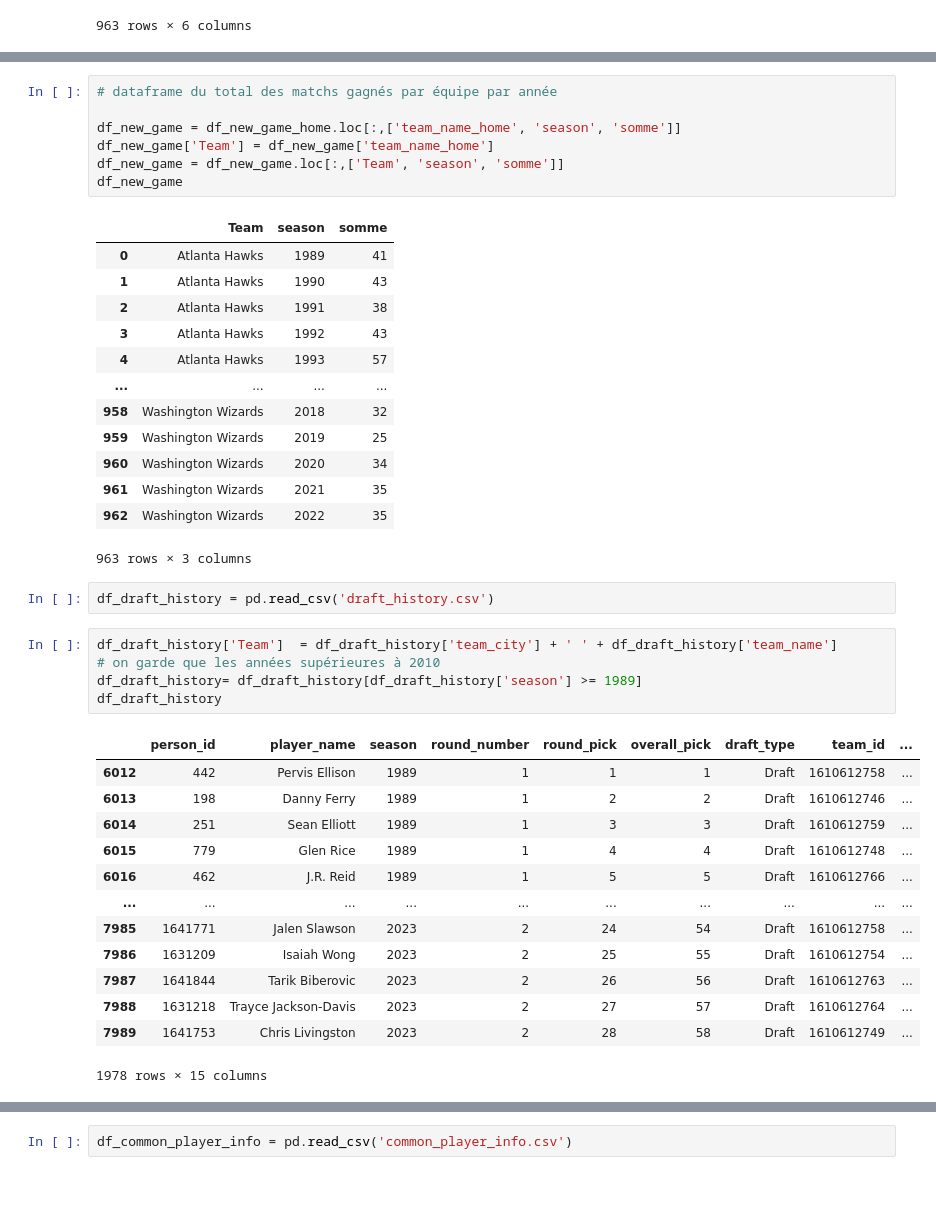
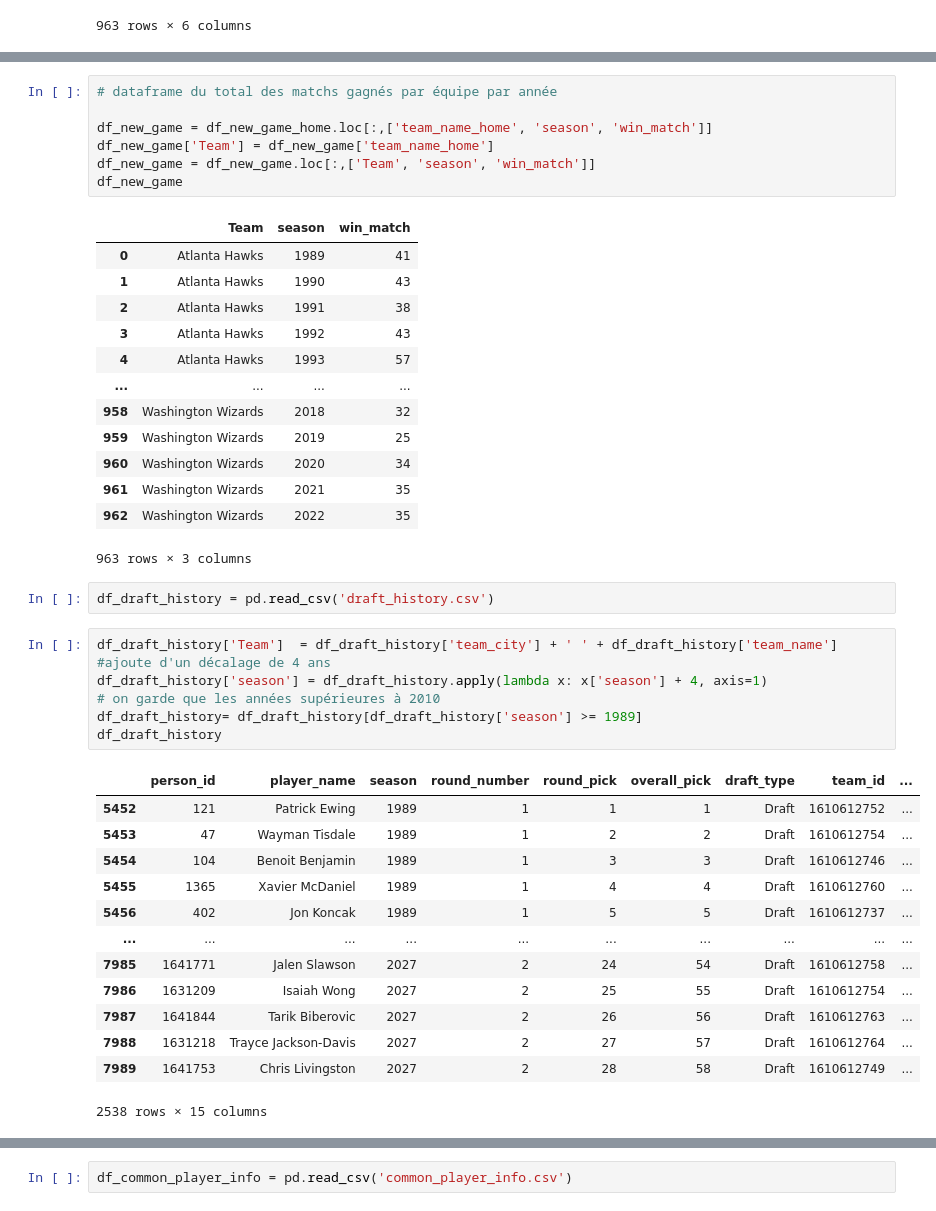
Before and after one commit to hugolo4/demodayJEDHA, a Jupyter notebook: dataframeCreate.ipynb, the cells around one changed output, grey strips where cells are left out. Saved outputs shown, nothing was run; the diff lists cells and outputs as text.

```diff
--- a/dataframeCreate.ipynb
+++ b/dataframeCreate.ipynb
@@ -128,12 +127,12 @@ df_new_game_home
 # %%
 # dataframe du total des matchs gagnés par équipe par année
 
-df_new_game = df_new_game_home.loc[:,['team_name_home', 'season', 'somme']]
+df_new_game = df_new_game_home.loc[:,['team_name_home', 'season', 'win_match']]
 df_new_game['Team'] = df_new_game['team_name_home']
-df_new_game = df_new_game.loc[:,['Team', 'season', 'somme']]
+df_new_game = df_new_game.loc[:,['Team', 'season', 'win_match']]
 df_new_game
 # %% [output]
-|  | Team | season | somme |
+|  | Team | season | win_match |
 | 0 | Atlanta Hawks | 1989 | 41 |
 | 1 | Atlanta Hawks | 1990 | 43 |
 | 2 | Atlanta Hawks | 1991 | 38 |
@@ -150,23 +149,25 @@ df_new_game
 df_draft_history = pd.read_csv('draft_history.csv')
 # %%
 df_draft_history['Team']  = df_draft_history['team_city'] + ' ' + df_draft_history['team_name']
+#ajoute d'un décalage de 4 ans
+df_draft_history['season'] = df_draft_history.apply(lambda x: x['season'] + 4, axis=1)
 # on garde que les années supérieures à 2010
 df_draft_history= df_draft_history[df_draft_history['season'] >= 1989]
 df_draft_history
 # %% [output]
 |  | person_id | player_name | season | round_number | round_pick | overall_pick | draft_type | team_id | ... |
-| 6012 | 442 | Pervis Ellison | 1989 | 1 | 1 | 1 | Draft | 1610612758 | ... |
-| 6013 | 198 | Danny Ferry | 1989 | 1 | 2 | 2 | Draft | 1610612746 | ... |
-| 6014 | 251 | Sean Elliott | 1989 | 1 | 3 | 3 | Draft | 1610612759 | ... |
-| 6015 | 779 | Glen Rice | 1989 | 1 | 4 | 4 | Draft | 1610612748 | ... |
-| 6016 | 462 | J.R. Reid | 1989 | 1 | 5 | 5 | Draft | 1610612766 | ... |
+| 5452 | 121 | Patrick Ewing | 1989 | 1 | 1 | 1 | Draft | 1610612752 | ... |
+| 5453 | 47 | Wayman Tisdale | 1989 | 1 | 2 | 2 | Draft | 1610612754 | ... |
+| 5454 | 104 | Benoit Benjamin | 1989 | 1 | 3 | 3 | Draft | 1610612746 | ... |
+| 5455 | 1365 | Xavier McDaniel | 1989 | 1 | 4 | 4 | Draft | 1610612760 | ... |
+| 5456 | 402 | Jon Koncak | 1989 | 1 | 5 | 5 | Draft | 1610612737 | ... |
 | ... | ... | ... | ... | ... | ... | ... | ... | ... | ... |
-| 7985 | 1641771 | Jalen Slawson | 2023 | 2 | 24 | 54 | Draft | 1610612758 | ... |
-| 7986 | 1631209 | Isaiah Wong | 2023 | 2 | 25 | 55 | Draft | 1610612754 | ... |
-| 7987 | 1641844 | Tarik Biberovic | 2023 | 2 | 26 | 56 | Draft | 1610612763 | ... |
-| 7988 | 1631218 | Trayce Jackson-Davis | 2023 | 2 | 27 | 57 | Draft | 1610612764 | ... |
-| 7989 | 1641753 | Chris Livingston | 2023 | 2 | 28 | 58 | Draft | 1610612749 | ... |
+| 7985 | 1641771 | Jalen Slawson | 2027 | 2 | 24 | 54 | Draft | 1610612758 | ... |
+| 7986 | 1631209 | Isaiah Wong | 2027 | 2 | 25 | 55 | Draft | 1610612754 | ... |
+| 7987 | 1641844 | Tarik Biberovic | 2027 | 2 | 26 | 56 | Draft | 1610612763 | ... |
+| 7988 | 1631218 | Trayce Jackson-Davis | 2027 | 2 | 27 | 57 | Draft | 1610612764 | ... |
+| 7989 | 1641753 | Chris Livingston | 2027 | 2 | 28 | 58 | Draft | 1610612749 | ... |
-1978 rows × 15 columns
+2538 rows × 15 columns
 # %%
 df_draft_history = df_draft_history.loc[:, ['player_name', 'season', 'Team', 'overall_pick']]
 df_draft_history
```
Also changed, not shown: parts of 24 cells of this notebook, 3 other files.
